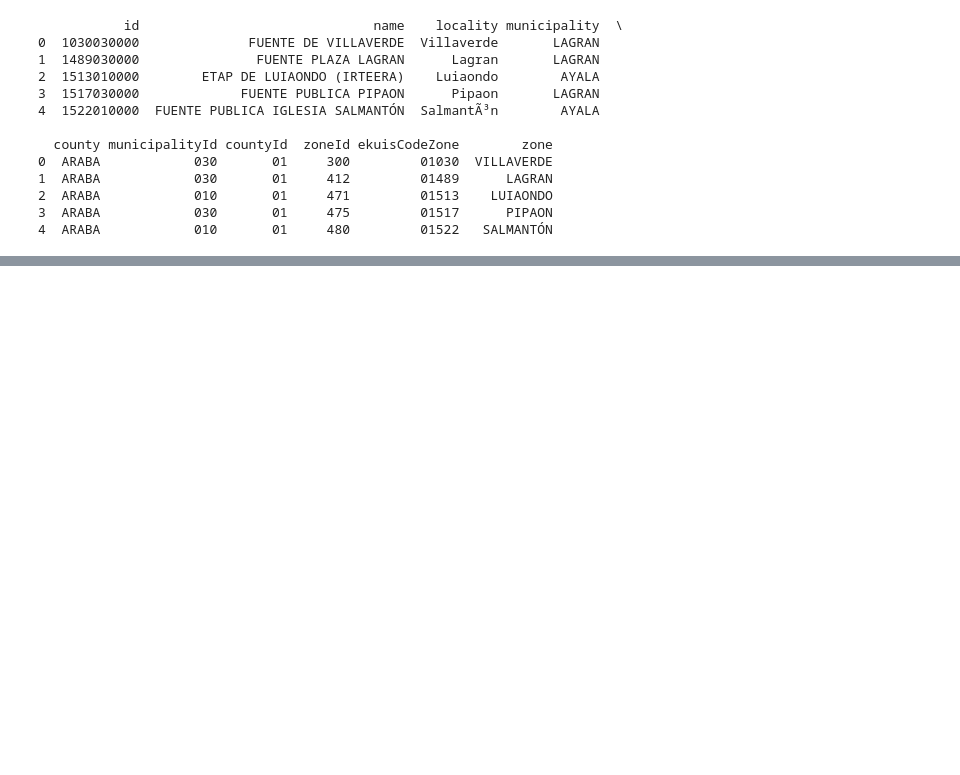
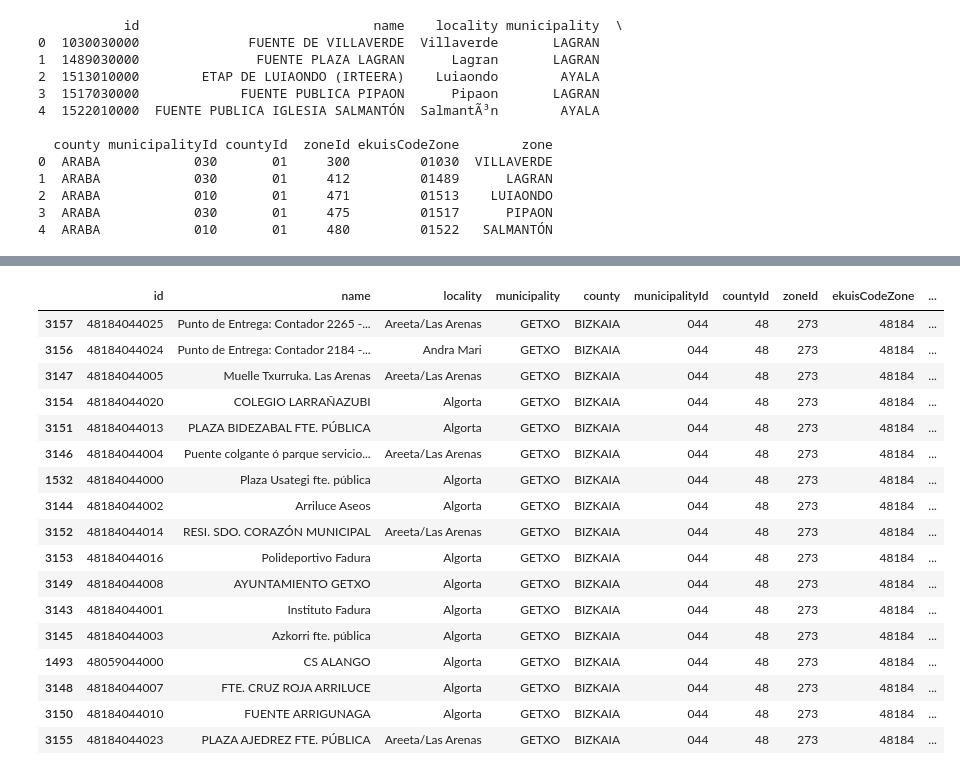
Before and after one commit to jechavarren/Hackaton-IBM-CleanWaterChallenge, a Jupyter notebook: sampling_points.ipynb, the cells around one changed output, grey strips where cells are left out. Drawn from its saved outputs; the diff is of its cells as text; code cells hidden in the pictures; blank space fills up the shorter version.

```diff
--- a/sampling_points.ipynb
+++ b/sampling_points.ipynb
@@ -215,13 +115,0 @@ analytical_data_results
-# %%
-import pandas as pd
-
-
-
-# Convertir el diccionario en una lista de diccionarios
-records = []
-for date, measurements in analytical_data_results.items():
-    records.extend(measurements)
-
-# Crear DataFrame
-df = pd.DataFrame(records)
-df
@@ -242,4 +115,0 @@ df
-# %%
-df.date = pd.to_datetime(df.date)
-df.sort_values("date", inplace=True)
-df
@@ -276,19 +115,0 @@ df.reset_index(drop=True)
-# %%
-from sklearn.preprocessing import MinMaxScaler
-import matplotlib.pyplot as plt
-# Normalize the 'value' column using Min-Max scaling
-scaler = MinMaxScaler()
-df['normalized_value'] = scaler.fit_transform(df[['value']])
-
-# Plot all parameters in the same plot
-plt.figure(figsize=(12, 6))
-for param in df['parameter'].unique():
-    subset = df[df['parameter'] == param]
-    plt.plot(subset['date'], subset['normalized_value'], label=param)
-
-plt.xlabel('Date')
-plt.ylabel('Normalized Value')
-plt.title('Normalized Parameters Over Time')
-plt.legend(bbox_to_anchor=(1.05, 1), loc='upper left')
-plt.tight_layout()
-plt.show()
@@ -298,0 +116,2 @@ pip
+# %%
+df["num_measurements"] = df["id"].apply(get_measurement_dates)
@@ -298,0 +190,21 @@ pip
+# %%
+df[df['municipality'] == 'GETXO'].sort_values('num_measurements', ascending=False).head(20)
+# %% [output]
+|  | id | name | locality | municipality | county | municipalityId | countyId | zoneId | ekuisCodeZone | ... |
+| 3157 | 48184044025 | Punto de Entrega: Contador 2265 -... | Areeta/Las Arenas | GETXO | BIZKAIA | 044 | 48 | 273 | 48184 | ... |
+| 3156 | 48184044024 | Punto de Entrega: Contador 2184 -... | Andra Mari | GETXO | BIZKAIA | 044 | 48 | 273 | 48184 | ... |
+| 3147 | 48184044005 | Muelle Txurruka. Las Arenas | Areeta/Las Arenas | GETXO | BIZKAIA | 044 | 48 | 273 | 48184 | ... |
+| 3154 | 48184044020 | COLEGIO LARRAÑAZUBI | Algorta | GETXO | BIZKAIA | 044 | 48 | 273 | 48184 | ... |
+| 3151 | 48184044013 | PLAZA BIDEZABAL FTE. PÚBLICA | Algorta | GETXO | BIZKAIA | 044 | 48 | 273 | 48184 | ... |
+| 3146 | 48184044004 | Puente colgante ó parque servicio... | Areeta/Las Arenas | GETXO | BIZKAIA | 044 | 48 | 273 | 48184 | ... |
+| 1532 | 48184044000 | Plaza Usategi fte. pública | Algorta | GETXO | BIZKAIA | 044 | 48 | 273 | 48184 | ... |
+| 3144 | 48184044002 | Arriluce Aseos | Algorta | GETXO | BIZKAIA | 044 | 48 | 273 | 48184 | ... |
+| 3152 | 48184044014 | RESI. SDO. CORAZÓN MUNICIPAL | Areeta/Las Arenas | GETXO | BIZKAIA | 044 | 48 | 273 | 48184 | ... |
+| 3153 | 48184044016 | Polideportivo Fadura | Algorta | GETXO | BIZKAIA | 044 | 48 | 273 | 48184 | ... |
+| 3149 | 48184044008 | AYUNTAMIENTO GETXO | Algorta | GETXO | BIZKAIA | 044 | 48 | 273 | 48184 | ... |
+| 3143 | 48184044001 | Instituto Fadura | Algorta | GETXO | BIZKAIA | 044 | 48 | 273 | 48184 | ... |
+| 3145 | 48184044003 | Azkorri fte. pública | Algorta | GETXO | BIZKAIA | 044 | 48 | 273 | 48184 | ... |
+| 1493 | 48059044000 | CS ALANGO | Algorta | GETXO | BIZKAIA | 044 | 48 | 273 | 48184 | ... |
+| 3148 | 48184044007 | FTE. CRUZ ROJA ARRILUCE | Algorta | GETXO | BIZKAIA | 044 | 48 | 273 | 48184 | ... |
+| 3150 | 48184044010 | FUENTE ARRIGUNAGA | Algorta | GETXO | BIZKAIA | 044 | 48 | 273 | 48184 | ... |
+| 3155 | 48184044023 | PLAZA AJEDREZ FTE. PÚBLICA | Areeta/Las Arenas | GETXO | BIZKAIA | 044 | 48 | 273 | 48184 | ... |
```
Also changed, not shown: parts of 15 cells of this notebook.
